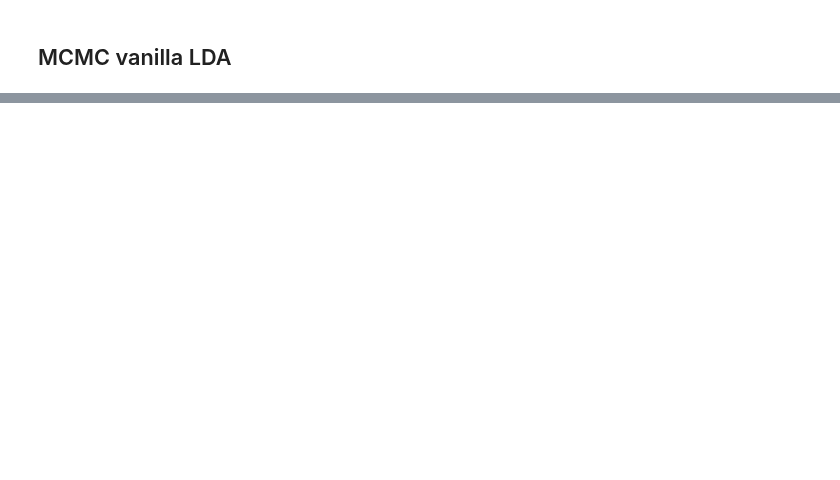
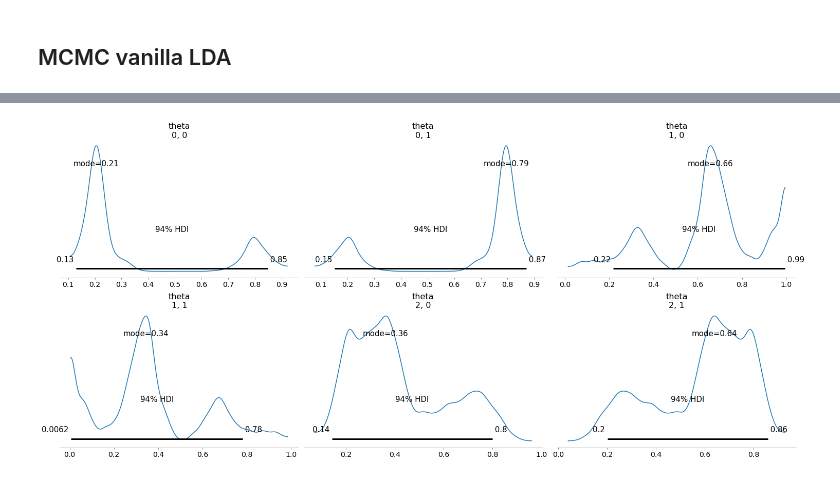
Before and after one commit to morrislab/damuta, a Jupyter notebook: vanilla_lda.ipynb, the cells around one changed output, grey strips where cells are left out. Saved outputs shown, nothing was run; the diff lists cells and outputs as text; code cells hidden in the pictures; blank space fills up the shorter version.

```diff
--- a/vanilla_lda.ipynb
+++ b/vanilla_lda.ipynb
@@ -229,0 +115,9 @@ az.plot_dist(trace["theta"]);
+# %%
+with pm.Model() as collapsed_model:
+
+    phi = pm.Dirichlet('phi', a=beta, shape=(J, C))
+    theta = pm.Dirichlet("theta", a=alpha, shape=(S, J))
+
+    for i in range(S):
+        # Words of document
+        w = pm.Multinomial(f'sample_{i}', n = N[i], p = theta[i]@phi, observed=X[i])
@@ -229,0 +126,3 @@ az.plot_dist(trace["theta"]);
+# %%
+with collapsed_model:
+    collapsed_trace = pm.sample(1000, return_inferencedata=True, target_accept=0.8)
@@ -229,0 +144,6 @@ az.plot_dist(trace["theta"]);
+# %%
+#pm.plot_trace(trace);
+#az.plot_forest(collapsed_trace, r_hat=True);
+az.plot_posterior(collapsed_trace, var_names=['theta'], point_estimate='mode');
+# %% [output]
+[figure, added]
```
Also changed, not shown: parts of 48 cells of this notebook.
